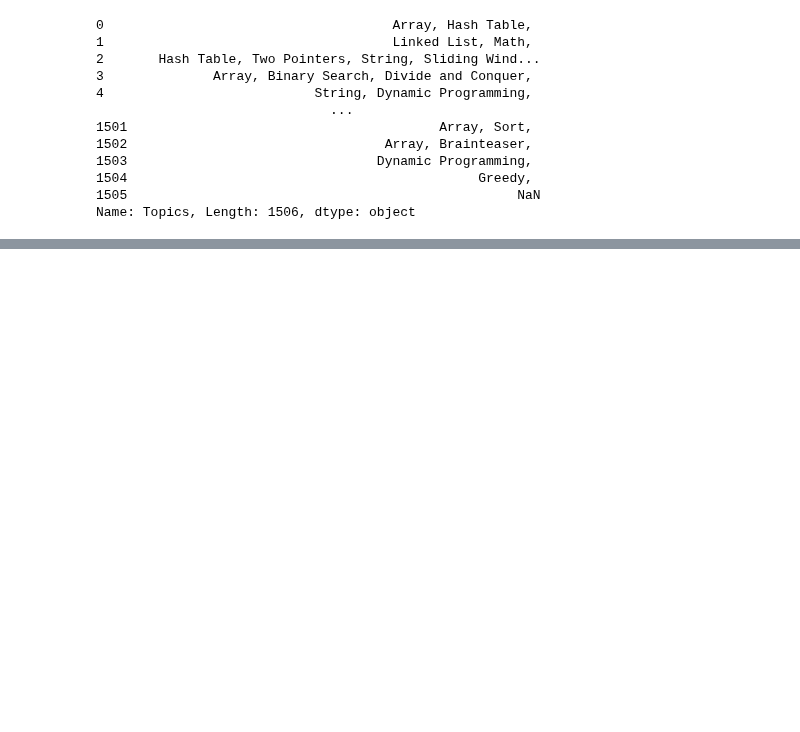
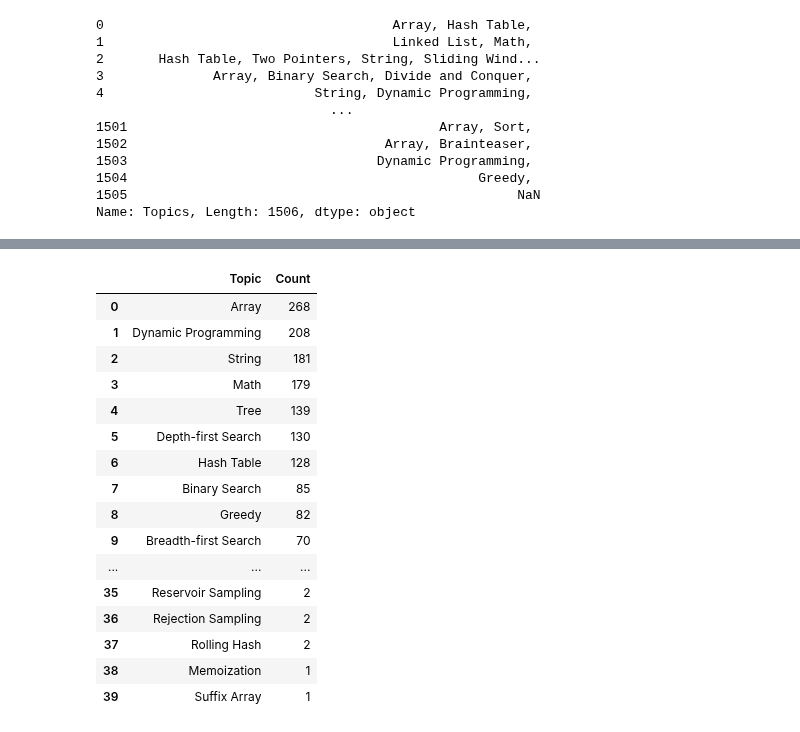
Before and after one commit to adarshanand67/Data-Science, a Jupyter notebook: Leetcode/EDA.ipynb, the cells around one changed output, grey strips where cells are left out. Cells and saved outputs as stored; diff of their text form; code cells hidden in the pictures; blank space fills up the shorter version.

```diff
--- a/Leetcode/EDA.ipynb
+++ b/Leetcode/EDA.ipynb
@@ -255,0 +258,21 @@ df
+# %%
+count_df = pd.DataFrame(sorted_counter, columns=['Topic', 'Count'])
+count_df
+# %% [output]
+|  | Topic | Count |
+| 0 | Array | 268 |
+| 1 | Dynamic Programming | 208 |
+| 2 | String | 181 |
+| 3 | Math | 179 |
+| 4 | Tree | 139 |
+| 5 | Depth-first Search | 130 |
+| 6 | Hash Table | 128 |
+| 7 | Binary Search | 85 |
+| 8 | Greedy | 82 |
+| 9 | Breadth-first Search | 70 |
+| ... | ... | ... |
+| 35 | Reservoir Sampling | 2 |
+| 36 | Rejection Sampling | 2 |
+| 37 | Rolling Hash | 2 |
+| 38 | Memoization | 1 |
+| 39 | Suffix Array | 1 |
```
Also changed, not shown: parts of 12 cells of this notebook, 17 other files.
